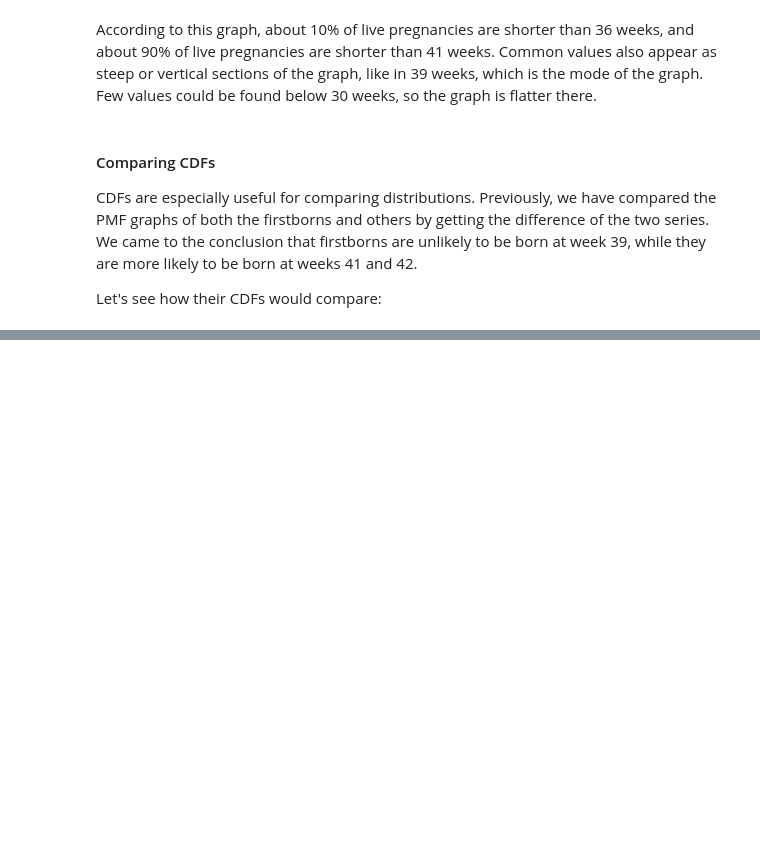
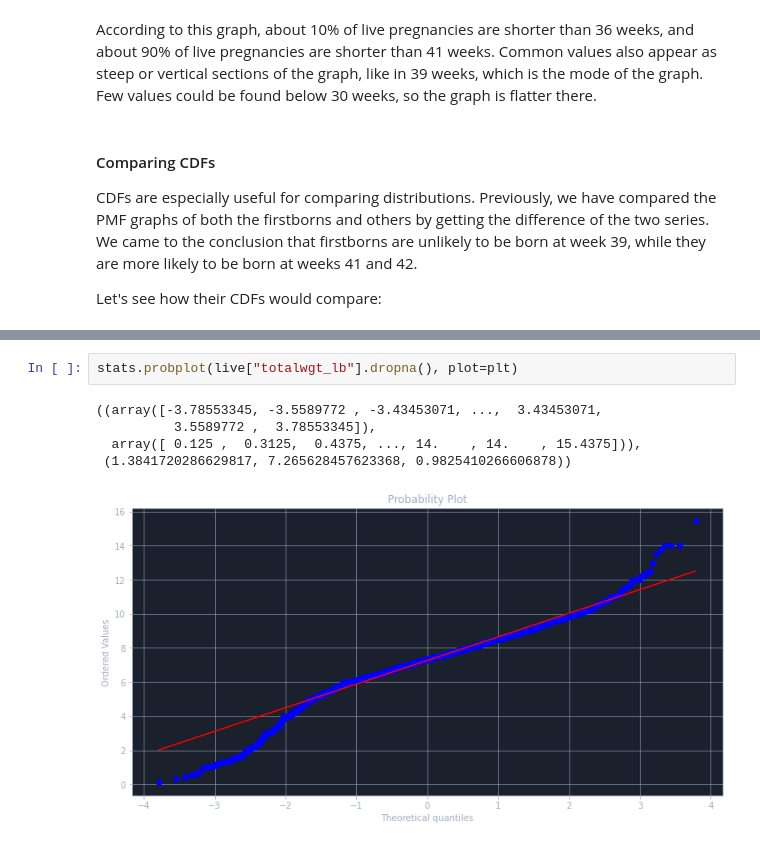
Before and after one commit to Devwulf/road-to-data-science, a Jupyter notebook: statistics/04 - Cumulative Distribution Functions.ipynb, the cells around one changed output, grey strips where cells are left out. Cells and saved outputs as stored; diff of their text form; blank space fills up the shorter version.

```diff
--- a/statistics/04 - Cumulative Distribution Functions.ipynb
+++ b/statistics/04 - Cumulative Distribution Functions.ipynb
@@ -162,0 +188,8 @@ plt.plot(bins2[:-1] + offset, np.cumsum(hist2))
+# %%
+stats.probplot(live["totalwgt_lb"].dropna(), plot=plt)
+# %% [output]
+((array([-3.78553345, -3.5589772 , -3.43453071, ...,  3.43453071,
+          3.5589772 ,  3.78553345]),
+  array([ 0.125 ,  0.3125,  0.4375, ..., 14.    , 14.    , 15.4375])),
+ (1.3841720286629817, 7.265628457623368, 0.9825410266606878))
+[figure, added]
```
Also changed, not shown: parts of 12 cells of this notebook.
